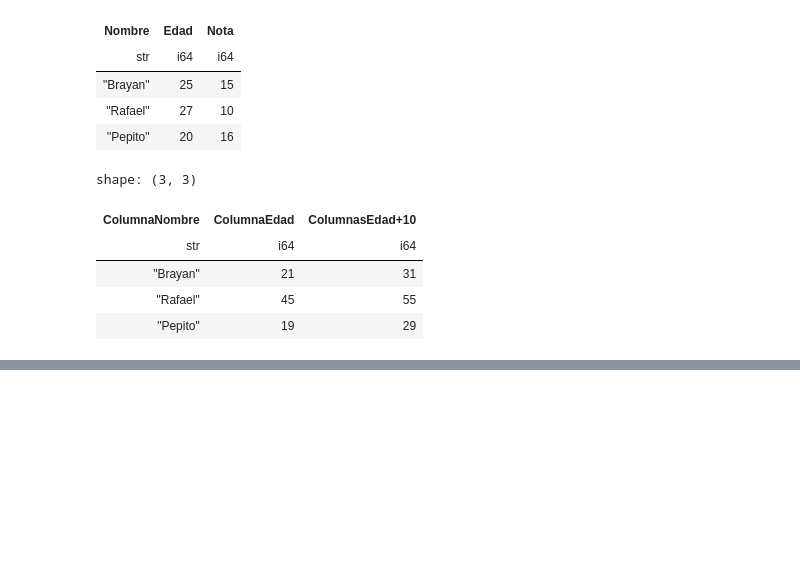
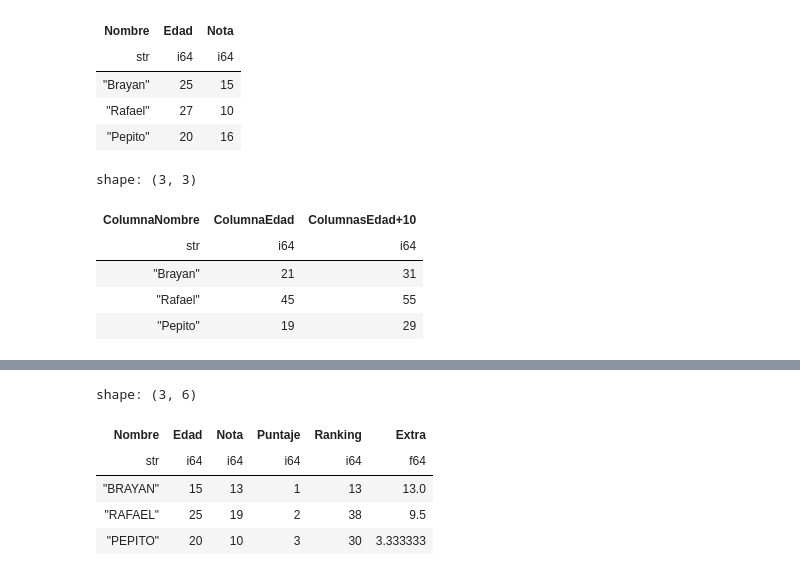
Before and after one commit to BrayanR03/Fundamentos-Pandas-y-Polars, a Jupyter notebook: polars/01_series_en_polars.ipynb, the cells around one changed output, grey strips where cells are left out. Cells and saved outputs as stored; diff of their text form; code cells hidden in the pictures; blank space fills up the shorter version.

Commit message:
operaciones basicas en dataframes de pandas y polars

```diff
--- a/polars/01_series_en_polars.ipynb
+++ b/polars/01_series_en_polars.ipynb
@@ -261,0 +264,4 @@ shape: (3, 3)
+# %%
+df_example = pl.DataFrame(data=[["BRAYAN",15,13],["RAFAEL",25,19],["PEPITO",20,10]],
+                          schema=["Nombre","Edad","Nota"],orient="row")
+df_example.head()
@@ -261,0 +384,48 @@ shape: (3, 3)
+# %%
+# E). AGREGAR UNA O VARIAS COLUMNAS AL DATAFRAME:
+
+"""
+    Para poder agregar una nueva columna en Polars, a diferencia de Pandas que donde se definía
+    entre [] una nueva columna, en Polars, usamos metodos directamente al dataframe, este método
+    es .with_columns(), donde podemos crear columnas nuevas a raíz del cálculo de otras columnas.
+
+    📝 SINTAXIS:
+
+        dataframe_nombre = dataframe_nombre.with_columns(
+            pl.col(NombreColumna).alias("NombreNuevaColumna")  ⬅️ Primera forma de crear una nueva columna (recomendada).
+            NombreNuevaColumna = pl.col(NombreColumnaCalculo)  ⬅️ Segunda forma de crear una nueva columna.
+            pl.Series(values=[Valores],name="NombreNuevaColumna",dtype=TipoDato) ⬅️ Tercera forma de crear una nueva columna (serie).
+        )
+
+    ### ⚠️ Tengamos en cuenta que para realizar cambios al dataframe, debemos llamar al dataframe otra vez.
+"""
+
+# 💡 EJERCICIO 1: NUEVA COLUMNA CON INFORMACIÓN
+
+df_example = df_example.with_columns(
+    pl.Series(values=[1,2,3],name="Puntaje",dtype=pl.Int64)
+    # ⬅️ Recodemos que para esta forma de agregar información
+    #    debe contener la misma cantidad de datos que
+    #    el total de registros.
+)
+# df_example.head()
+
+# 💡 EJERCICIO 2: NUEVA COLUMNA CALCULADA v1.
+df_example = df_example.with_columns(
+    (pl.col("Nota")*pl.col("Puntaje")).alias("Ranking")
+)                                                    #    a las columnas a través de los corchetes [].
+# df_example.head()
+
+
+# 💡 EJERCICIO 3: NUEVA COLUMNA CALCULADA v2.
+df_example = df_example.with_columns(
+    Extra = (pl.col("Nota")/pl.col("Puntaje"))
+)
+df_example.head()
+# %% [output]
+shape: (3, 6)
+| Nombre | Edad | Nota | Puntaje | Ranking | Extra |
+| str | i64 | i64 | i64 | i64 | f64 |
+| "BRAYAN" | 15 | 13 | 1 | 13 | 13.0 |
+| "RAFAEL" | 25 | 19 | 2 | 38 | 9.5 |
+| "PEPITO" | 20 | 10 | 3 | 30 | 3.333333 |
```
Also changed, not shown: parts of 9 cells of this notebook, 1 other file.
